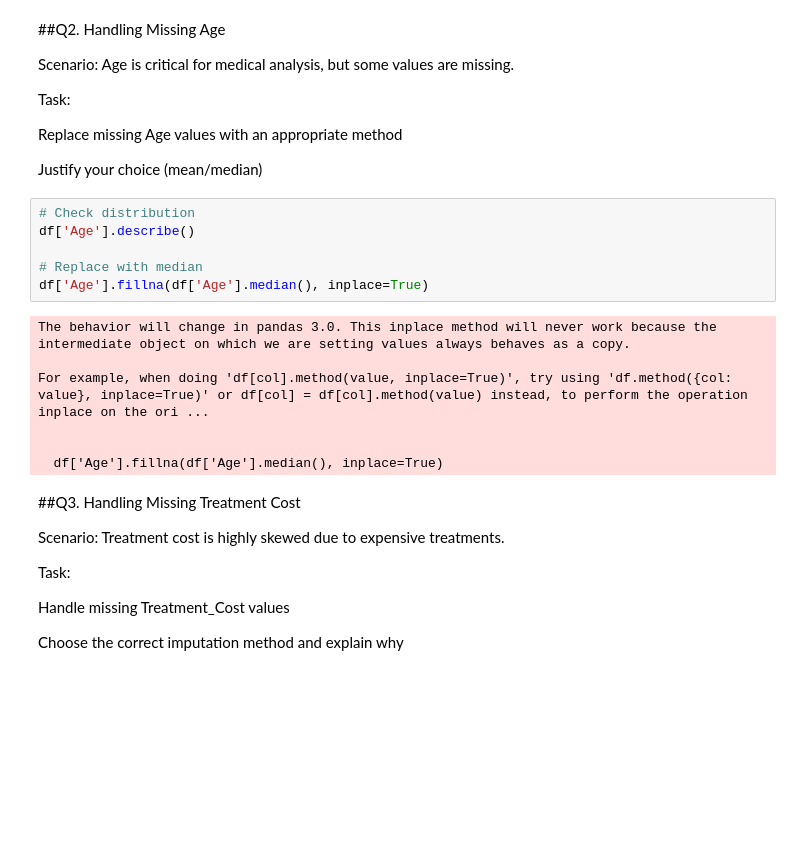
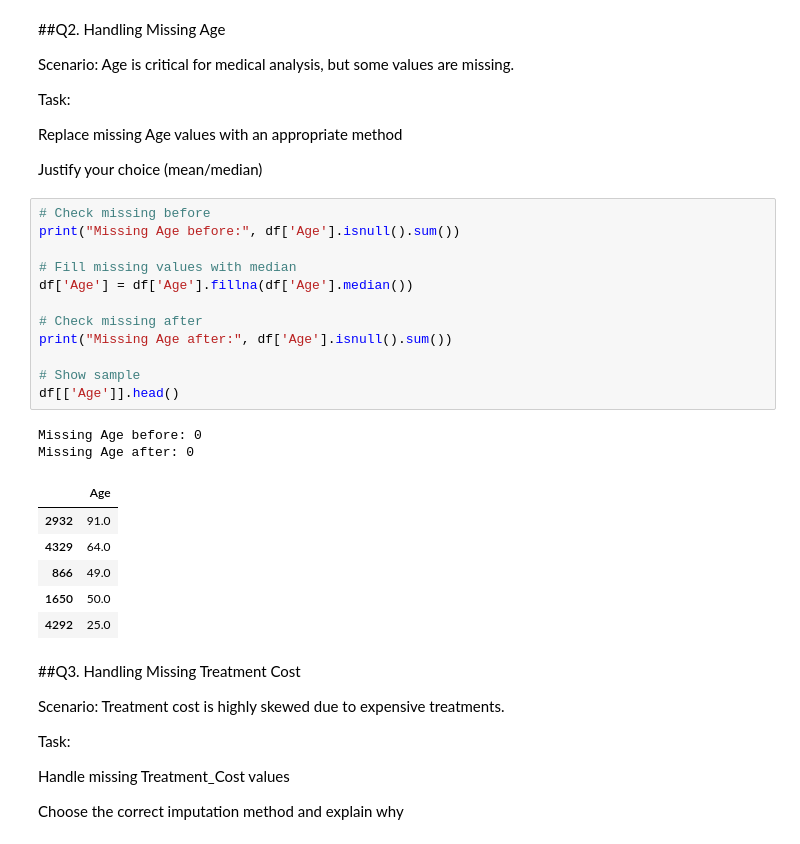
Before and after one commit to gaurav-0022/Assignment-1, a Jupyter notebook: Data_Cleaning_Assignment.ipynb, the cells around one changed output. Saved outputs shown, nothing was run; the diff lists cells and outputs as text; blank space fills up the shorter version.

```diff
--- a/Data_Cleaning_Assignment.ipynb
+++ b/Data_Cleaning_Assignment.ipynb
@@ -65,19 +65,27 @@ Task:
 Replace missing Age values with an appropriate method
 
 Justify your choice (mean/median)
-# %%
-# Check distribution
-df['Age'].describe()
-
-# Replace with median
-df['Age'].fillna(df['Age'].median(), inplace=True)
-# %% [output]
-The behavior will change in pandas 3.0. This inplace method will never work because the intermediate object on which we are setting values always behaves as a copy.
-
-For example, when doing 'df[col].method(value, inplace=True)', try using 'df.method({col: value}, inplace=True)' or df[col] = df[col].method(value) instead, to perform the operation inplace on the ori ...
-
-
-  df['Age'].fillna(df['Age'].median(), inplace=True)
+# %%
+# Check missing before
+print("Missing Age before:", df['Age'].isnull().sum())
+
+# Fill missing values with median
+df['Age'] = df['Age'].fillna(df['Age'].median())
+
+# Check missing after
+print("Missing Age after:", df['Age'].isnull().sum())
+
+# Show sample
+df[['Age']].head()
+# %% [output]
+Missing Age before: 0
+Missing Age after: 0
+|  | Age |
+| 2932 | 91.0 |
+| 4329 | 64.0 |
+| 866 | 49.0 |
+| 1650 | 50.0 |
+| 4292 | 25.0 |
 # %% [markdown]
 ##Q3. Handling Missing Treatment Cost
 
```
Also changed, not shown: parts of 3 cells of this notebook.
